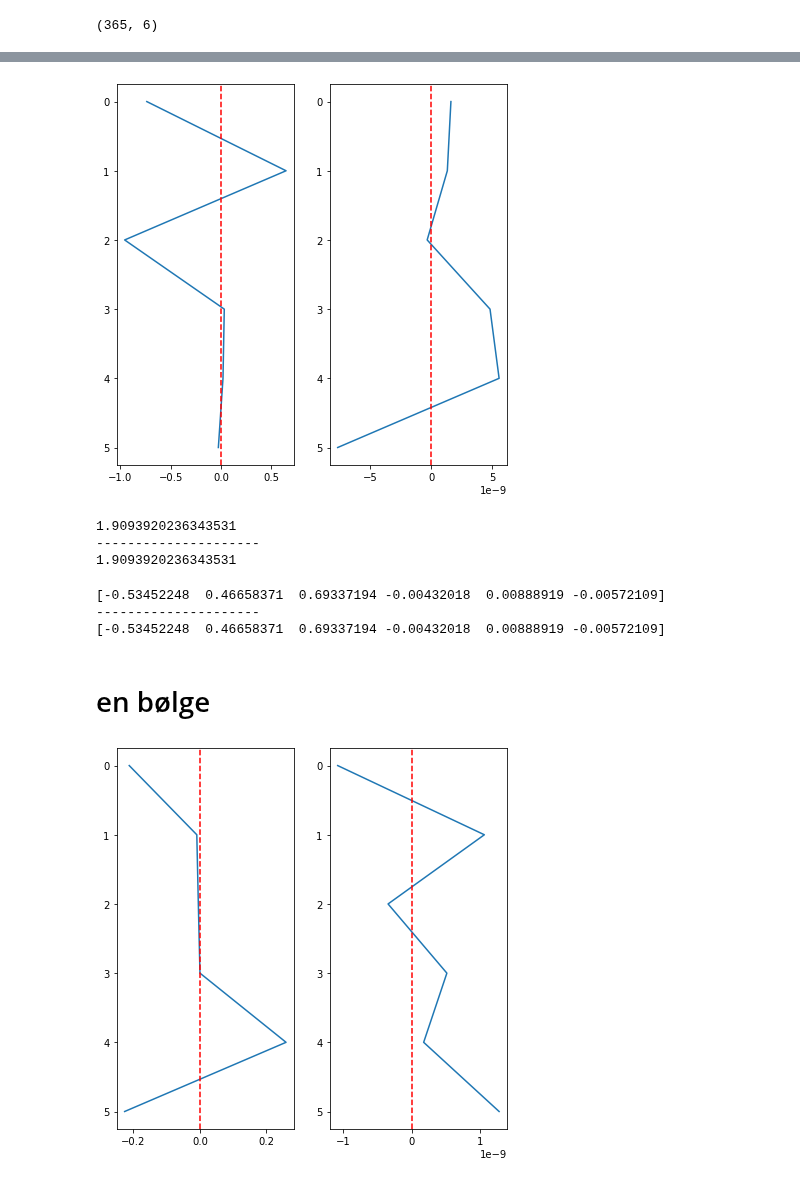
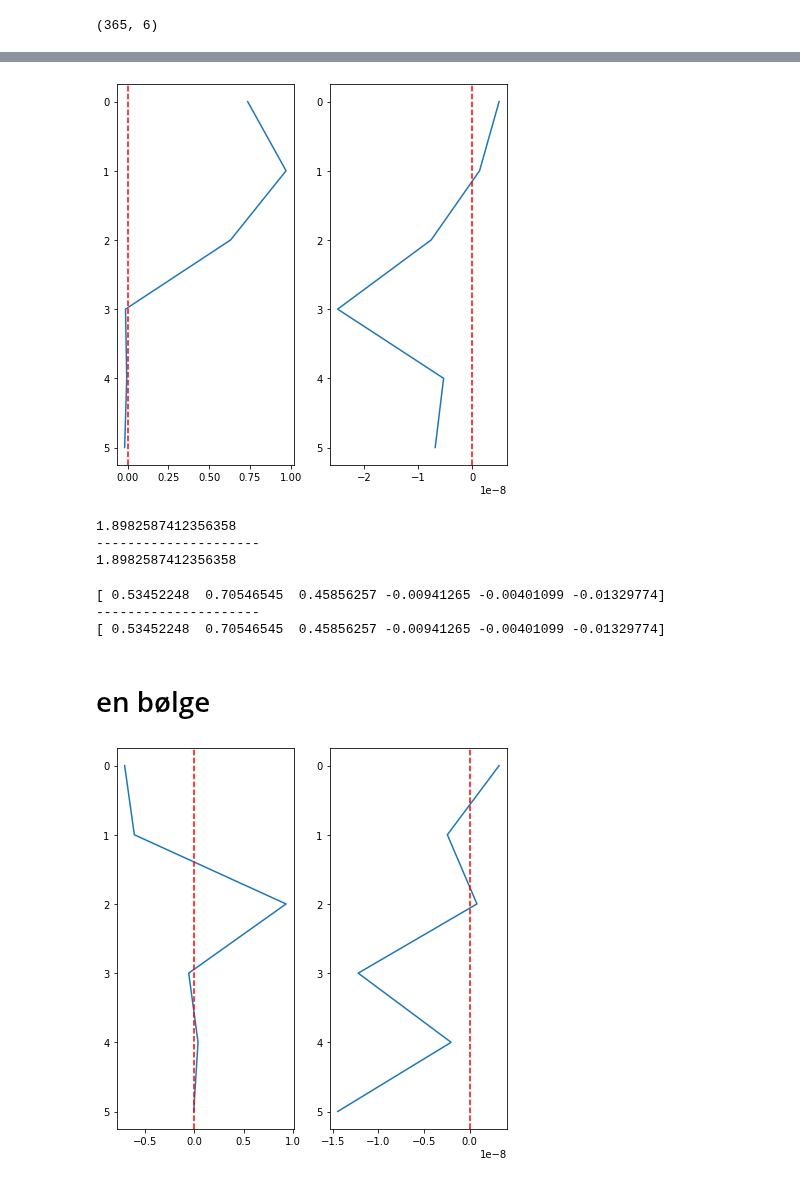
Before and after one commit to kaje2301/Master_2022, a Jupyter notebook: test_PCz-Copy1.ipynb, the cells around one changed output, grey strips where cells are left out. Drawn from its saved outputs; the diff is of its cells as text; code cells hidden in the pictures.

```diff
--- a/test_PCz-Copy1.ipynb
+++ b/test_PCz-Copy1.ipynb
@@ -9,8 +9,8 @@ depth = 5
 time = np.linspace(0,364,365)
 omg = (2*math.pi)/20
 omg2 = (2*math.pi)/5
-A2 = 1
-A1 = 0.3*A2
+A1 = 1
+A2 = 0.3*A1
 
 u = np.full((int(len(time)),int(len(level))),np.nan)
 u.shape
@@ -23,5 +23,5 @@ array([0., 1., 2., 3., 4., 5.])
 # %%
 for t in range(len(time)):
     for z in range(len(level)):
-        u[t,z] = A1*math.cos((math.pi/depth)*level[z])*math.cos(-omg*time[t]) + A2*math.cos((math.pi/depth)*level[z])*math.cos(-omg2*time[t])
+        u[t,z] = A1*math.cos((math.pi/depth)*level[z])*math.sin(-omg*time[t]) + A2*math.cos((math.pi/depth)*level[z])*math.sin(-omg2*time[t])
 # %%
@@ -144,7 +140,7 @@ values, vectors = np.linalg.eig(cov)
 order = values.argsort()[::-1]
 values_, vectors_ = values[order], vectors[order,:]
 # %%
-fig, (ax1,ax2) = plt.subplots(1,2,figsize = (7,7))
+fig2, (ax1,ax2) = plt.subplots(1,2,figsize = (7,7))
 
 ax1.plot(vectors_[0]*np.sqrt(values_[0]),level)
 ax1.axvline(0, color='r', linestyle = '--')
@@ -154,23 +150,23 @@ ax2.plot(vectors_[1]*np.sqrt(values_[1]),level)
 ax2.axvline(0, color='r', linestyle = '--')
 ax2.invert_yaxis()
 # %% [output]
-[figure, old version]
+[figure, new version]
 # %%
 print(values[0])
 print('---------------------')
 print(values_[0])
 # %% [output]
-1.9093920236343531
+1.8982587412356358
 ---------------------
-1.9093920236343531
+1.8982587412356358
 # %%
 print(vectors[0])
 print('---------------------')
 print(vectors_[0])
 # %% [output]
-[-0.53452248  0.46658371  0.69337194 -0.00432018  0.00888919 -0.00572109]
+[ 0.53452248  0.70546545  0.45856257 -0.00941265 -0.00401099 -0.01329774]
 ---------------------
-[-0.53452248  0.46658371  0.69337194 -0.00432018  0.00888919 -0.00572109]
+[ 0.53452248  0.70546545  0.45856257 -0.00941265 -0.00401099 -0.01329774]
 # %% [markdown]
 # en bølge
 # %%
@@ -181,19 +177,19 @@ for t in range(len(time)):
 cov = np.cov(u.T, bias=True) # uten .T ble den en 73x73 matrise
 values, vectors = np.linalg.eig(cov)
 order = values.argsort()[::-1]
-values_, vectors_ = values[order], vectors[:, order]
+values_, vectors_ = values[order], vectors[order,:]
 # %%
-fig, (ax1,ax2) = plt.subplots(1,2,figsize = (7,7))
+fig3, (ax1,ax2) = plt.subplots(1,2,figsize = (7,7))
 
 ax1.plot(vectors_[0]*np.sqrt(values_[0]),level)
 ax1.axvline(0, color='r', linestyle = '--')
 ax1.invert_yaxis()
 
 ax2.plot(vectors_[1]*np.sqrt(values_[1]),level)
 ax2.axvline(0, color='r', linestyle = '--')
 ax2.invert_yaxis()
 # %% [output]
-[figure, old version]
+[figure, new version]
 # %%
 cov = np.cov(u.T, bias=True) # uten .T ble den en 73x73 matrise
 values, vectors = np.linalg.eig(cov)
```
Also changed, not shown: parts of 16 cells of this notebook, 1 other file.
